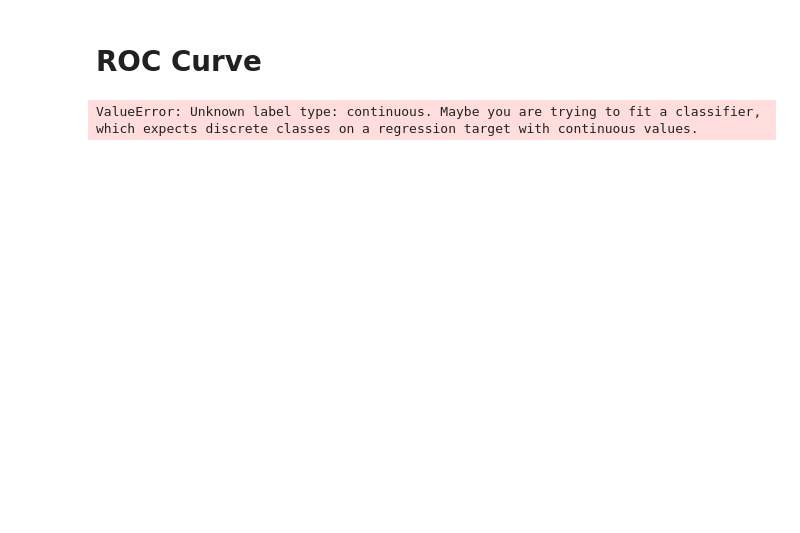
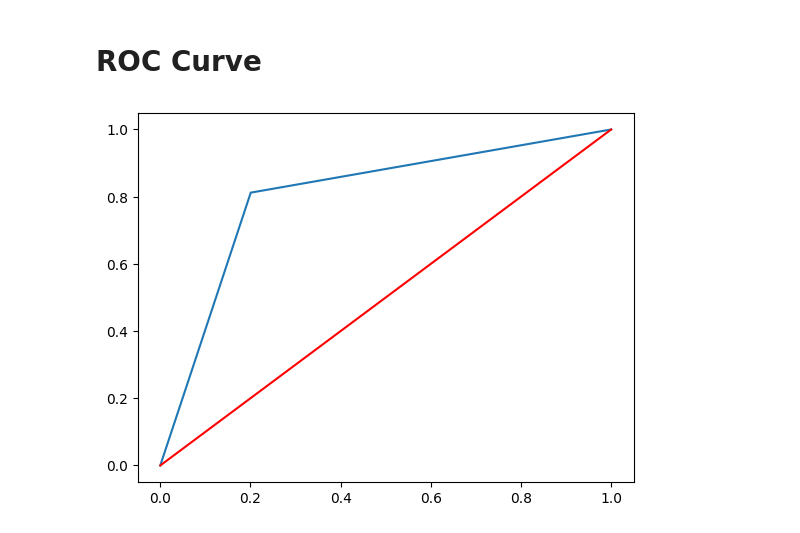
Before and after one commit to KKBUGHUNTER/Machine-Learning-Lab, a Jupyter notebook: Overall/Linear Regression/Linear Regression.ipynb, the cells around one changed output. Saved outputs shown, nothing was run; the diff lists cells and outputs as text; code cells hidden in the pictures; blank space fills up the shorter version.

```diff
--- a/Overall/Linear Regression/Linear Regression.ipynb
+++ b/Overall/Linear Regression/Linear Regression.ipynb
@@ -214,30 +291,16 @@ R^2 Score:  0.4017172674315336
 # %% [markdown]
 # ROC Curve
-# %%
-
-from sklearn.linear_model import LogisticRegression
-from sklearn.metrics import roc_auc_score, roc_curve
-
-
-def ROCCurve(model, X_train, X_test, y_train, y_test):
-    trained_model = model.fit(X_train, y_train)
-    if hasattr(trained_model, "predict_proba"):
-        y_scores = trained_model.predict_proba(X_test)
-        roc_auc = roc_auc_score(y_test, y_scores[:, 1])  # Assuming binary classification, use scores of positive class
-        fpr, tpr, _ = roc_curve(y_test, y_scores[:, 1])
-        plt.figure()
-        plt.plot([0, 1], [0, 1], color='navy', lw=2, linestyle='--')
-        plt.plot(fpr, tpr, label='ROC curve')
-        plt.xlabel('False Positive Rate')
-        plt.ylabel('True Positive Rate')
-        plt.title('Receiver Operating Characteristic (ROC) Curve')
-        plt.legend(loc="lower right")
-        plt.show()
-        print(f'ROC AUC score: {roc_auc}')
-    else:
-        raise AttributeError("The model doesn't have a predict_proba method.")
-
-# Call ROCCurve function with Logistic Regression model
-ROCCurve(LogisticRegression(), X_train, X_test, y_train, y_test)
-# %% [output]
-ValueError: Unknown label type: continuous. Maybe you are trying to fit a classifier, which expects discrete classes on a regression target with continuous values.
+# %%
+
+from sklearn import metrics
+
+threshold = y_test.mean()
+y_test_class = (y_test > threshold).astype(int)
+y_pred_class = (y_pred > threshold).astype(int)
+
+fpr, tpr, thresholds = metrics.roc_curve(y_test_class, y_pred_class)
+plt.plot(fpr, tpr)
+plt.plot([0, 1], [0, 1], color='r')
+plt.show()
+# %% [output]
+[figure, added]
```
Also changed, not shown: parts of 14 cells of this notebook, 1 other file.
